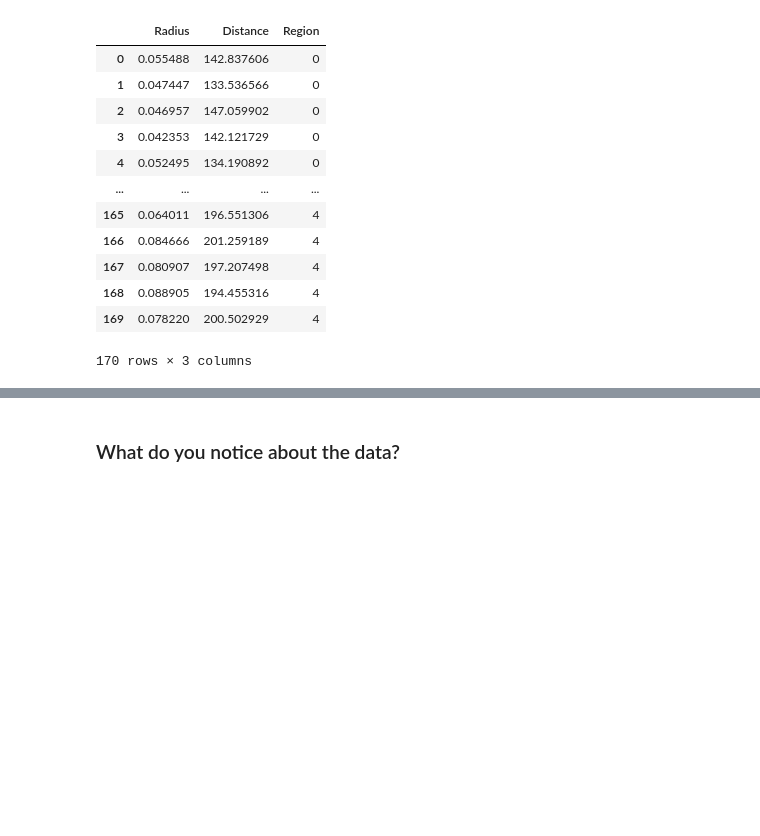
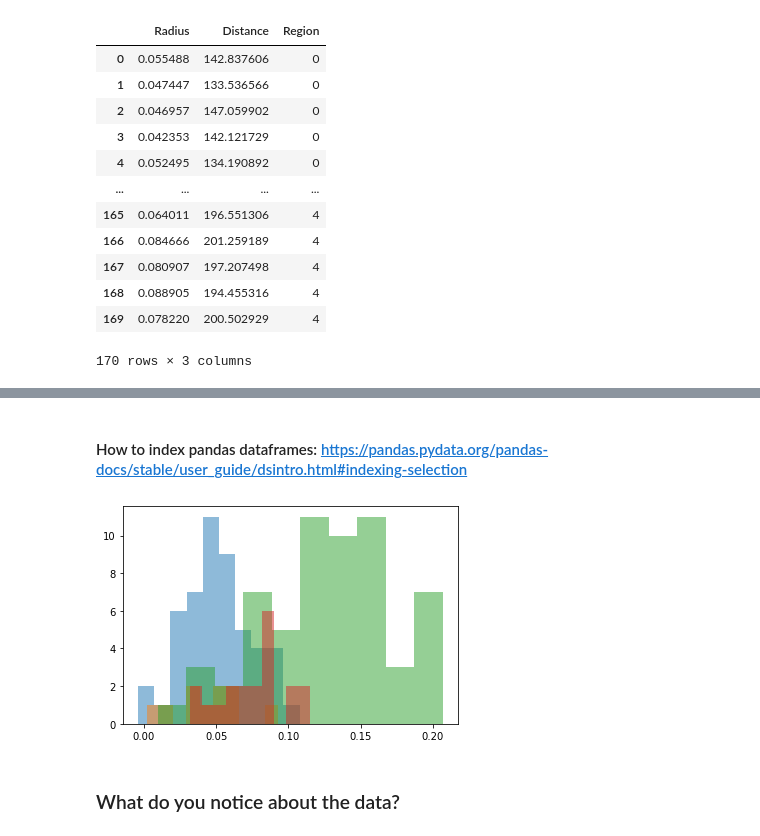
Before and after one commit to ginleaf/pyucy1, a Jupyter notebook: Hypothesis_testing.ipynb, the cells around one changed output, grey strips where cells are left out. Cells and saved outputs as stored; diff of their text form; code cells hidden in the pictures; blank space fills up the shorter version.

```diff
--- a/Hypothesis_testing.ipynb
+++ b/Hypothesis_testing.ipynb
@@ -39,3 +39,17 @@ Text(0, 0.5, 'Width [pc]')
+# %% [markdown]
+#### How to index pandas dataframes: https://pandas.pydata.org/pandas-docs/stable/user_guide/dsintro.html#indexing-selection
+# %%
+# Create a histogram for each cloud.
+
+# Example: select only rows where 'Region' column has a value equal to 2
+# ptable['Distance'][ptable['Region'] == 2]
+
+# Your code here
+
+for i in range(4):
+    plt.hist(ptable['Radius'][ptable['Region'] == i], alpha = 0.5)
+# %% [output]
+[figure, added]
 # %% [markdown]
 ### What do you notice about the data?
 # %% [markdown]
```
Also changed, not shown: parts of 20 cells of this notebook, 19 other files.
